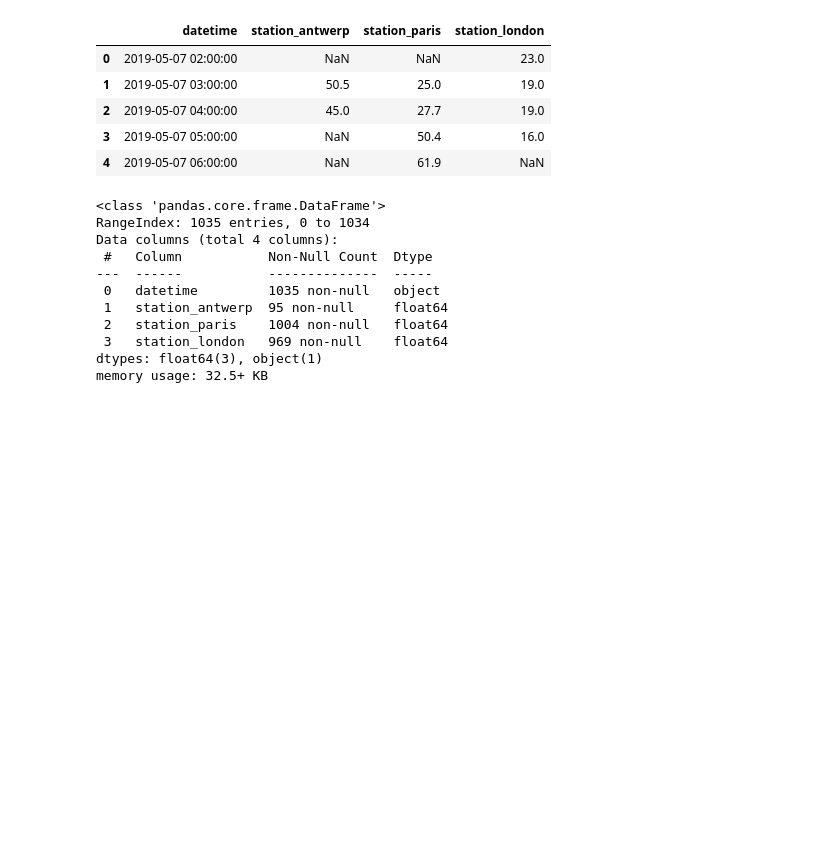
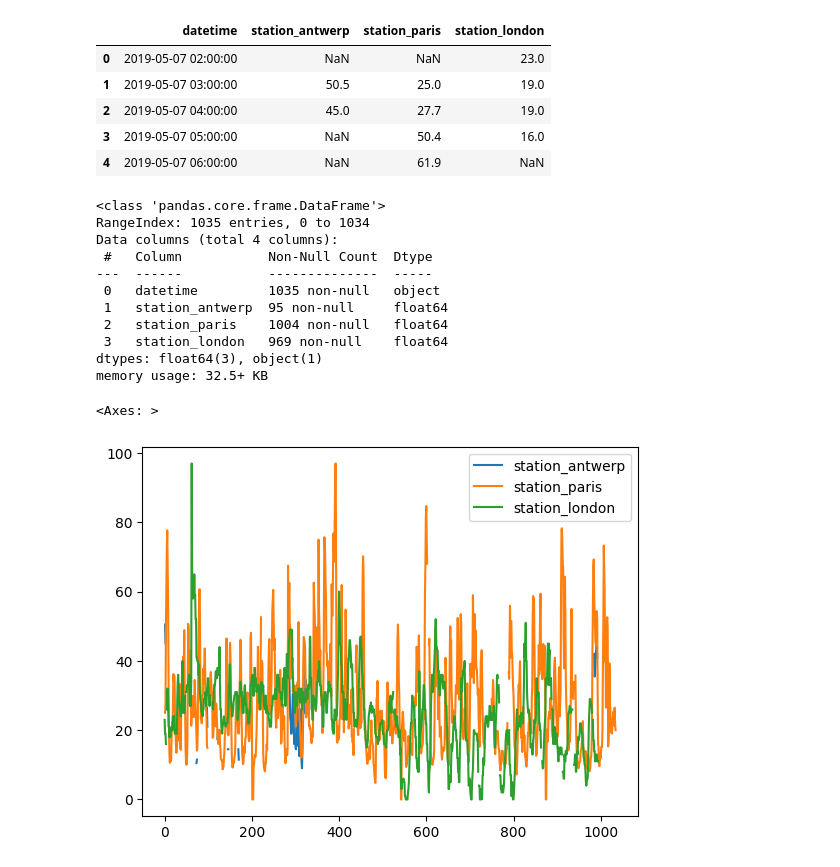
Before and after one commit to John-P1ul/Pandas, a Jupyter notebook: air_quality.ipynb, the cells around one changed output. Cells and saved outputs as stored; diff of their text form; code cells hidden in the pictures; blank space fills up the shorter version.

```diff
--- a/air_quality.ipynb
+++ b/air_quality.ipynb
@@ -128,3 +149,8 @@ Data columns (total 4 columns):
  3   station_london   969 non-null    float64
 dtypes: float64(3), object(1)
 memory usage: 32.5+ KB
+# %%
+air_quality_no2.plot()
+# %% [output]
+<Axes: >
+[figure, added]
```
Also changed, not shown: parts of 2 cells of this notebook, 7 other files.
